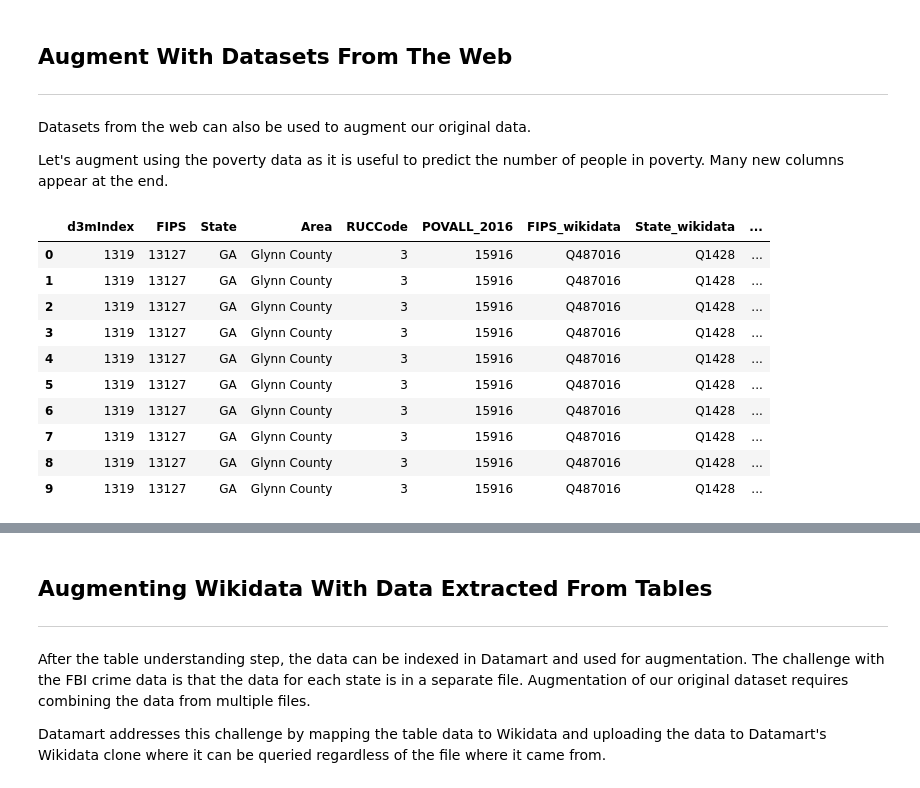
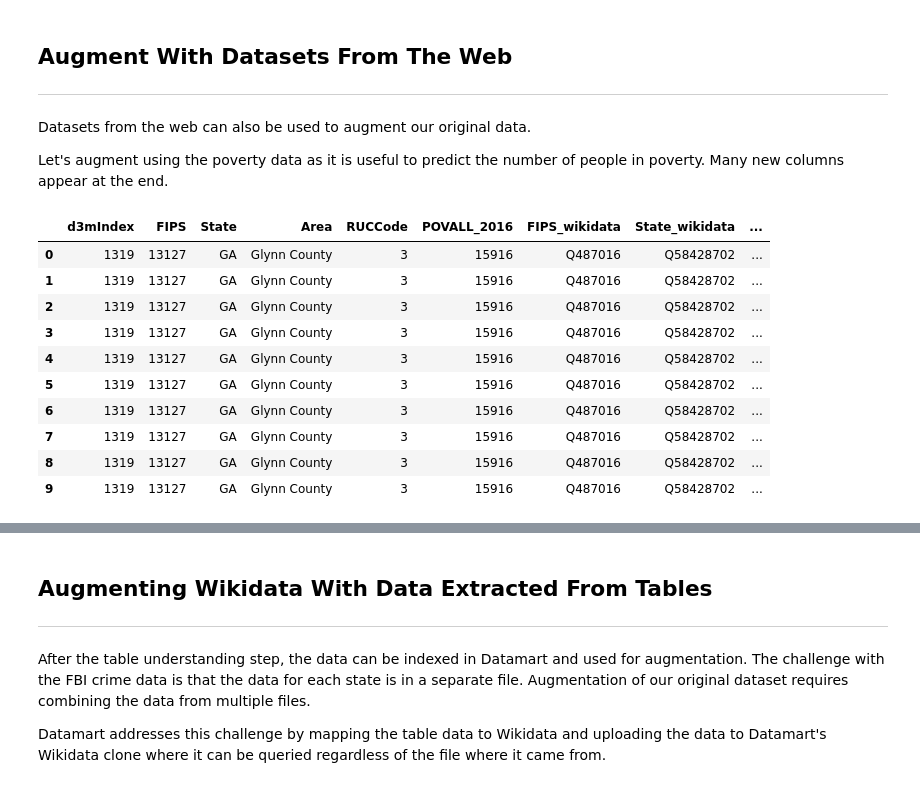
Before and after one commit to usc-isi-i2/wikidata-wikifier, a Jupyter notebook: example/datamart_demo.ipynb, the cells around one changed output, grey strips where cells are left out. Saved outputs shown, nothing was run; the diff lists cells and outputs as text; code cells hidden in the pictures.

```diff
--- a/example/datamart_demo.ipynb
+++ b/example/datamart_demo.ipynb
@@ -182,20 +183,20 @@ Datasets from the web can also be used to augment our original data.
 
 Let's augment using the poverty data as it is useful to predict the number of people in poverty. Many new columns appear at the end.
 # %%
-augmented_dataset = search_results[6].augment(supplied_data=augmented_dataset)
+augmented_dataset = search_results[12].augment(supplied_data=augmented_dataset)
 utils.pretty_print(augmented_dataset,"wiki_augment")
 # %% [output]
 |  | d3mIndex | FIPS | State | Area | RUCCode | POVALL_2016 | FIPS_wikidata | State_wikidata | ... |
-| 0 | 1319 | 13127 | GA | Glynn County | 3 | 15916 | Q487016 | Q1428 | ... |
-| 1 | 1319 | 13127 | GA | Glynn County | 3 | 15916 | Q487016 | Q1428 | ... |
-| 2 | 1319 | 13127 | GA | Glynn County | 3 | 15916 | Q487016 | Q1428 | ... |
-| 3 | 1319 | 13127 | GA | Glynn County | 3 | 15916 | Q487016 | Q1428 | ... |
-| 4 | 1319 | 13127 | GA | Glynn County | 3 | 15916 | Q487016 | Q1428 | ... |
-| 5 | 1319 | 13127 | GA | Glynn County | 3 | 15916 | Q487016 | Q1428 | ... |
-| 6 | 1319 | 13127 | GA | Glynn County | 3 | 15916 | Q487016 | Q1428 | ... |
-| 7 | 1319 | 13127 | GA | Glynn County | 3 | 15916 | Q487016 | Q1428 | ... |
-| 8 | 1319 | 13127 | GA | Glynn County | 3 | 15916 | Q487016 | Q1428 | ... |
-| 9 | 1319 | 13127 | GA | Glynn County | 3 | 15916 | Q487016 | Q1428 | ... |
+| 0 | 1319 | 13127 | GA | Glynn County | 3 | 15916 | Q487016 | Q58428702 | ... |
+| 1 | 1319 | 13127 | GA | Glynn County | 3 | 15916 | Q487016 | Q58428702 | ... |
+| 2 | 1319 | 13127 | GA | Glynn County | 3 | 15916 | Q487016 | Q58428702 | ... |
+| 3 | 1319 | 13127 | GA | Glynn County | 3 | 15916 | Q487016 | Q58428702 | ... |
+| 4 | 1319 | 13127 | GA | Glynn County | 3 | 15916 | Q487016 | Q58428702 | ... |
+| 5 | 1319 | 13127 | GA | Glynn County | 3 | 15916 | Q487016 | Q58428702 | ... |
+| 6 | 1319 | 13127 | GA | Glynn County | 3 | 15916 | Q487016 | Q58428702 | ... |
+| 7 | 1319 | 13127 | GA | Glynn County | 3 | 15916 | Q487016 | Q58428702 | ... |
+| 8 | 1319 | 13127 | GA | Glynn County | 3 | 15916 | Q487016 | Q58428702 | ... |
+| 9 | 1319 | 13127 | GA | Glynn County | 3 | 15916 | Q487016 | Q58428702 | ... |
 # %% [markdown]
 ## Discovering And Using More Data
 ---
```
Also changed, not shown: parts of 26 cells of this notebook.
